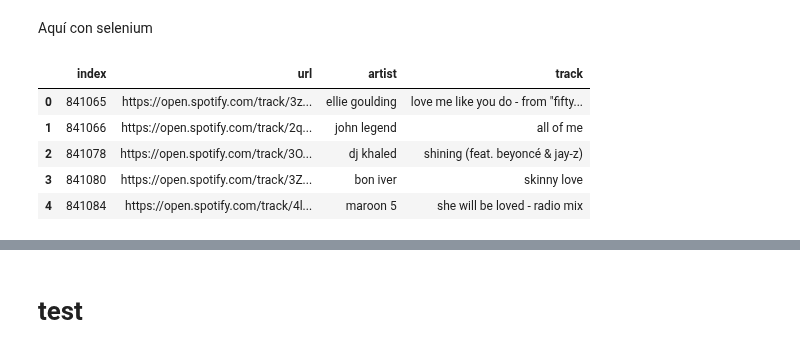
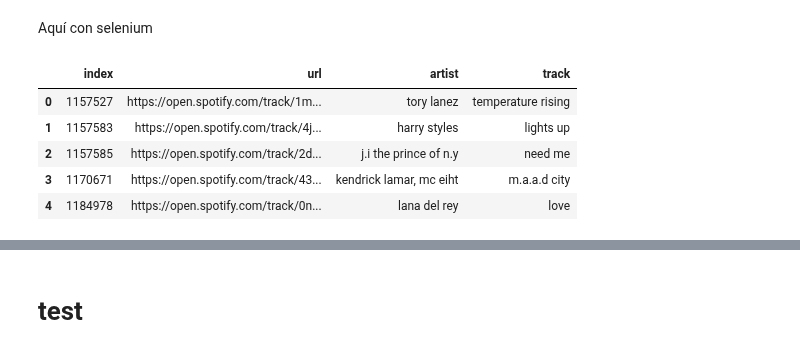
Before and after one commit to annassanchez/ETL_project, a Jupyter notebook: notebooks/4-scraping_genius.ipynb, the cells around one changed output, grey strips where cells are left out. Cells and saved outputs as stored; diff of their text form; code cells hidden in the pictures.

```diff
--- a/notebooks/4-scraping_genius.ipynb
+++ b/notebooks/4-scraping_genius.ipynb
@@ -289,15 +289,15 @@ with open('../data/pickle/genius_dataset_scraped8.pickle', 'rb') as almacen_pagi
 # %%
 #test = tracks.iloc[(864):,:].reset_index(drop=True)
 test = tracks.iloc[(len(almacen_paginas['url'])):,:].reset_index(drop=True)
-filename = 'genius_dataset_scraped12'
+filename = 'genius_dataset_scraped13'
 test.head()
 # %% [output]
 |  | index | url | artist | track |
-| 0 | 841065 | https://open.spotify.com/track/3z... | ellie goulding | love me like you do - from "fifty... |
-| 1 | 841066 | https://open.spotify.com/track/2q... | john legend | all of me |
-| 2 | 841078 | https://open.spotify.com/track/3O... | dj khaled | shining (feat. beyoncé & jay-z) |
-| 3 | 841080 | https://open.spotify.com/track/3Z... | bon iver | skinny love |
-| 4 | 841084 | https://open.spotify.com/track/4l... | maroon 5 | she will be loved - radio mix |
+| 0 | 1157527 | https://open.spotify.com/track/1m... | tory lanez | temperature rising |
+| 1 | 1157583 | https://open.spotify.com/track/4j... | harry styles | lights up |
+| 2 | 1157585 | https://open.spotify.com/track/2d... | j.i the prince of n.y | need me |
+| 3 | 1170671 | https://open.spotify.com/track/43... | kendrick lamar, mc eiht | m.a.a.d city |
+| 4 | 1184978 | https://open.spotify.com/track/0n... | lana del rey | love |
 # %%
 #almacen_paginas['pagina'].append(np.nan)
 #almacen_paginas['lyrics'].append(np.nan)
```
Also changed, not shown: parts of 2 cells of this notebook, 1 other file.
